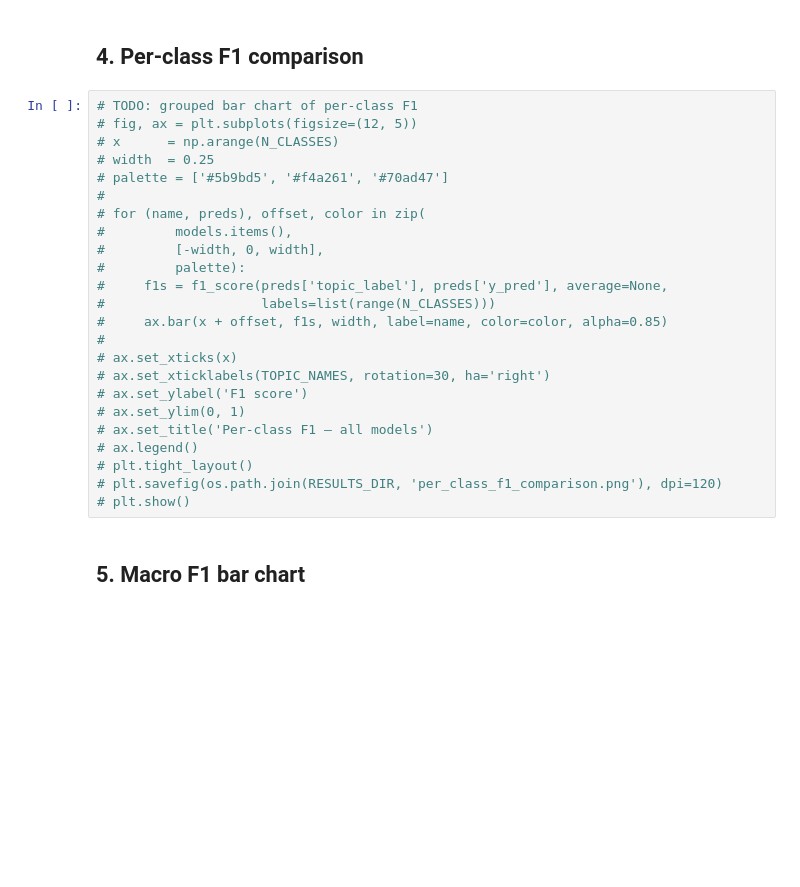
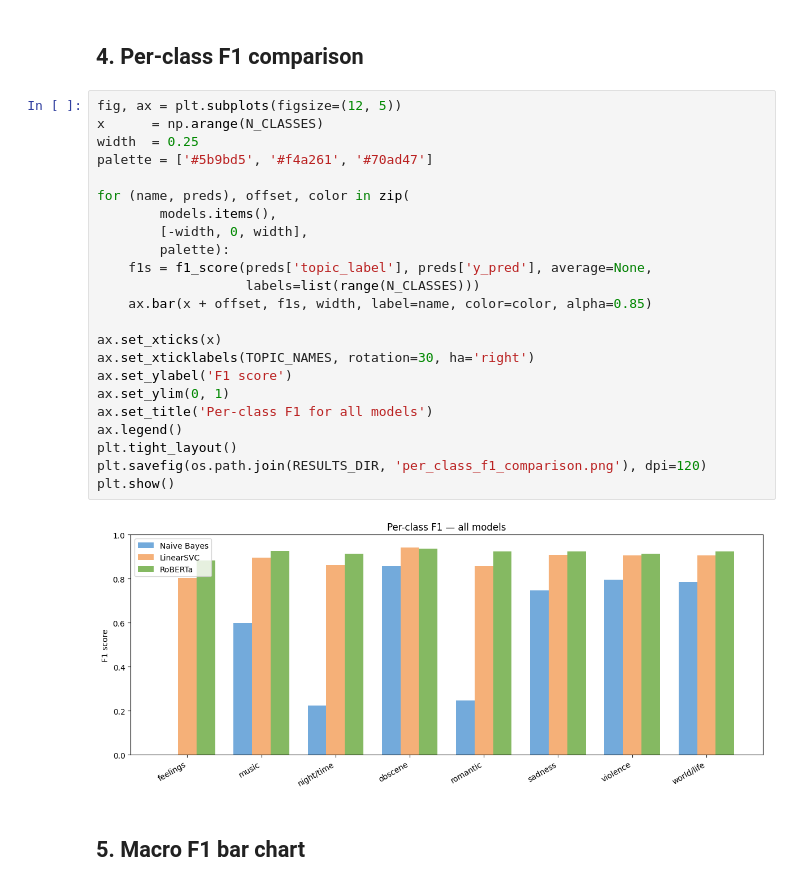
Before and after one commit to nidhijadhav/lyrics-to-valence, a Jupyter notebook: notebooks/04_evaluation.ipynb, the cells around one changed output. Cells and saved outputs as stored; diff of their text form; blank space fills up the shorter version.

```diff
--- a/notebooks/04_evaluation.ipynb
+++ b/notebooks/04_evaluation.ipynb
@@ -65,29 +65,30 @@ print('TODO: uncomment once prediction CSVs are ready')
 # %% [markdown]
 ## 4. Per-class F1 comparison
 # %%
-# TODO: grouped bar chart of per-class F1
-# fig, ax = plt.subplots(figsize=(12, 5))
-# x      = np.arange(N_CLASSES)
-# width  = 0.25
-# palette = ['#5b9bd5', '#f4a261', '#70ad47']
-#
-# for (name, preds), offset, color in zip(
-#         models.items(),
-#         [-width, 0, width],
-#         palette):
-#     f1s = f1_score(preds['topic_label'], preds['y_pred'], average=None,
-#                    labels=list(range(N_CLASSES)))
-#     ax.bar(x + offset, f1s, width, label=name, color=color, alpha=0.85)
-#
-# ax.set_xticks(x)
-# ax.set_xticklabels(TOPIC_NAMES, rotation=30, ha='right')
-# ax.set_ylabel('F1 score')
-# ax.set_ylim(0, 1)
-# ax.set_title('Per-class F1 — all models')
-# ax.legend()
-# plt.tight_layout()
-# plt.savefig(os.path.join(RESULTS_DIR, 'per_class_f1_comparison.png'), dpi=120)
-# plt.show()
+fig, ax = plt.subplots(figsize=(12, 5))
+x      = np.arange(N_CLASSES)
+width  = 0.25
+palette = ['#5b9bd5', '#f4a261', '#70ad47']
+
+for (name, preds), offset, color in zip(
+        models.items(),
+        [-width, 0, width],
+        palette):
+    f1s = f1_score(preds['topic_label'], preds['y_pred'], average=None,
+                   labels=list(range(N_CLASSES)))
+    ax.bar(x + offset, f1s, width, label=name, color=color, alpha=0.85)
+
+ax.set_xticks(x)
+ax.set_xticklabels(TOPIC_NAMES, rotation=30, ha='right')
+ax.set_ylabel('F1 score')
+ax.set_ylim(0, 1)
+ax.set_title('Per-class F1 for all models')
+ax.legend()
+plt.tight_layout()
+plt.savefig(os.path.join(RESULTS_DIR, 'per_class_f1_comparison.png'), dpi=120)
+plt.show()
+# %% [output]
+[figure, added]
 # %% [markdown]
 ## 5. Macro F1 bar chart
 # %%
```
Also changed, not shown: parts of 4 cells of this notebook, 4 other files.
